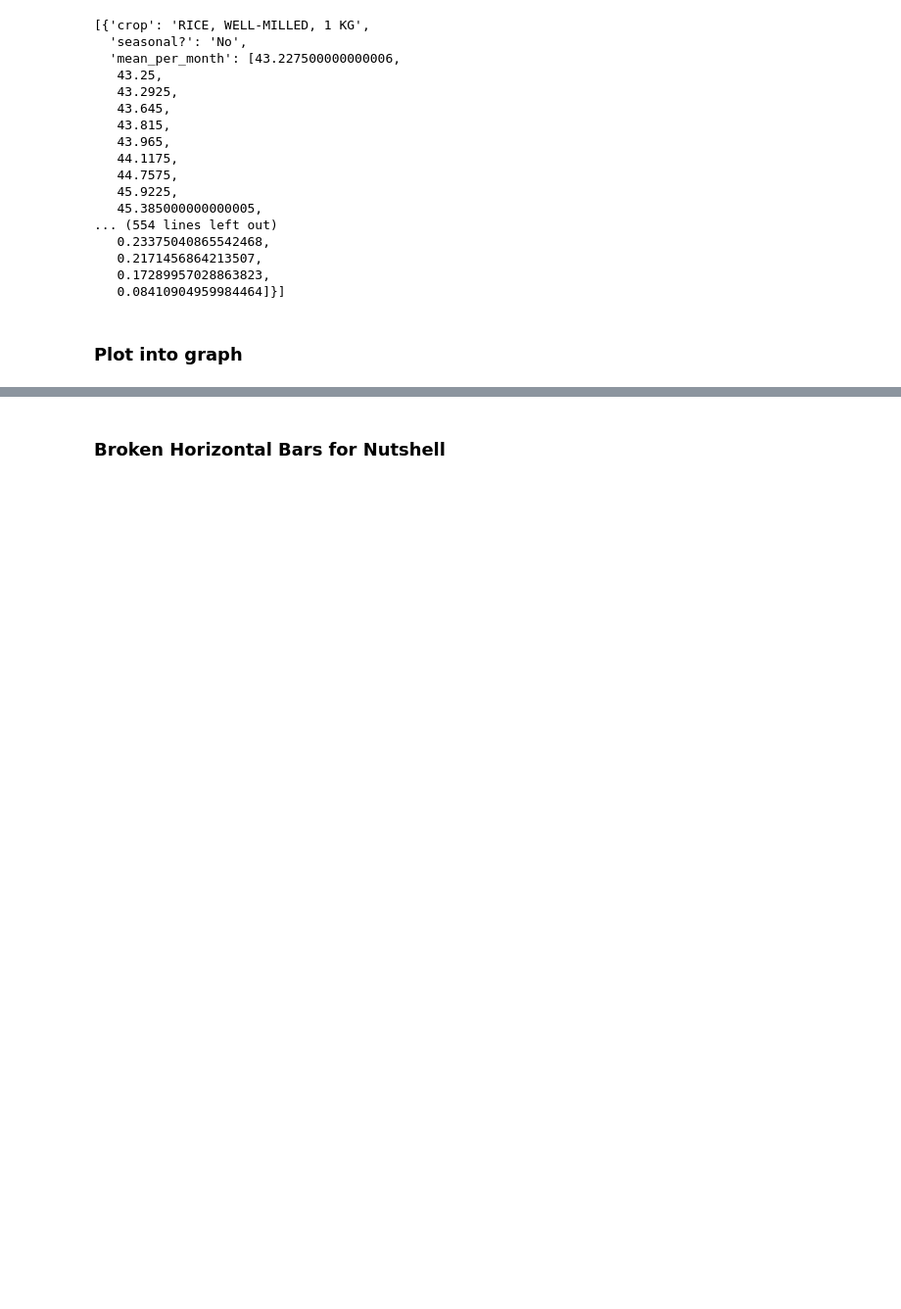
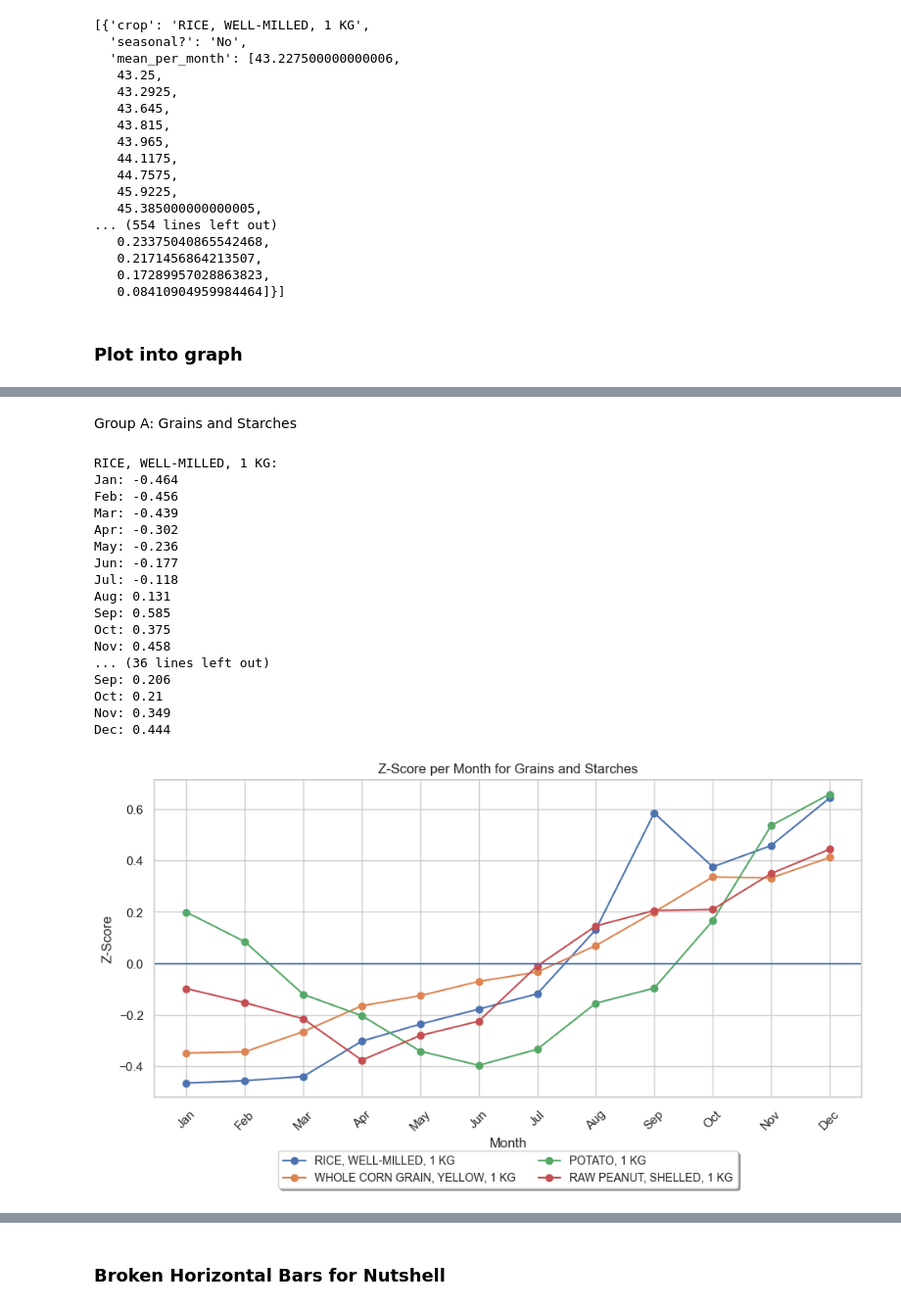
Before and after one commit to rue-22/cs132-group-two, a Jupyter notebook: EDA/EDAv1.ipynb, the cells around one changed output, grey strips where cells are left out. Shown at 98% size. Drawn from its saved outputs; the diff is of its cells as text; code cells hidden in the pictures; blank space fills up the shorter version.

```diff
--- a/EDA/EDAv1.ipynb
+++ b/EDA/EDAv1.ipynb
@@ -229,0 +304,60 @@ seasonality_results
+# %% [markdown]
+Group A: Grains and Starches
+# %%
+def plot_sd_difference(seasonality_results):
+    plt.figure(figsize=(10, 6))
+
+    for result in seasonality_results:
+
+        crops_to_plot = [
+            "RICE, WELL-MILLED, 1 KG",
+            "WHOLE CORN GRAIN, YELLOW, 1 KG",
+            "POTATO, 1 KG",
+            "RAW PEANUT, SHELLED, 1 KG"
+        ]
+        if result['crop'] not in crops_to_plot:
+            continue
+
+
+
+        crop = result['crop']
+        sd_diff = result['sigma_diff_from_overall_mean']
+        months = result['months']
+        print(f"{crop}:")
+        for i in range (12):
+            print(f"{months[i]}: {round(sd_diff[i],3)}")
+
+        plt.plot(months, sd_diff, marker='o', linestyle='-', label=crop)
+
+
+    plt.title('Z-Score per Month for Grains and Starches')
+    plt.xlabel('Month')
+    plt.ylabel('Z-Score')
+    plt.grid(True)
+    plt.xticks(rotation=45)
+    plt.legend(loc='upper center', bbox_to_anchor=(0.5, -0.15), fancybox=True, shadow=True, ncol=2, fontsize='small')
+    plt.tight_layout(pad=2)  # Adjust the padding to make the layout more compact
+    plt.axhline()
+    plt.show()
+
+
+plot_sd_difference(seasonality_results)
+# %% [output]
+RICE, WELL-MILLED, 1 KG:
+Jan: -0.464
+Feb: -0.456
+Mar: -0.439
+Apr: -0.302
+May: -0.236
+Jun: -0.177
+Jul: -0.118
+Aug: 0.131
+Sep: 0.585
+Oct: 0.375
+Nov: 0.458
+... (36 lines left out)
+Sep: 0.206
+Oct: 0.21
+Nov: 0.349
+Dec: 0.444
+[figure, added]
```
Also changed, not shown: parts of 10 cells of this notebook.
